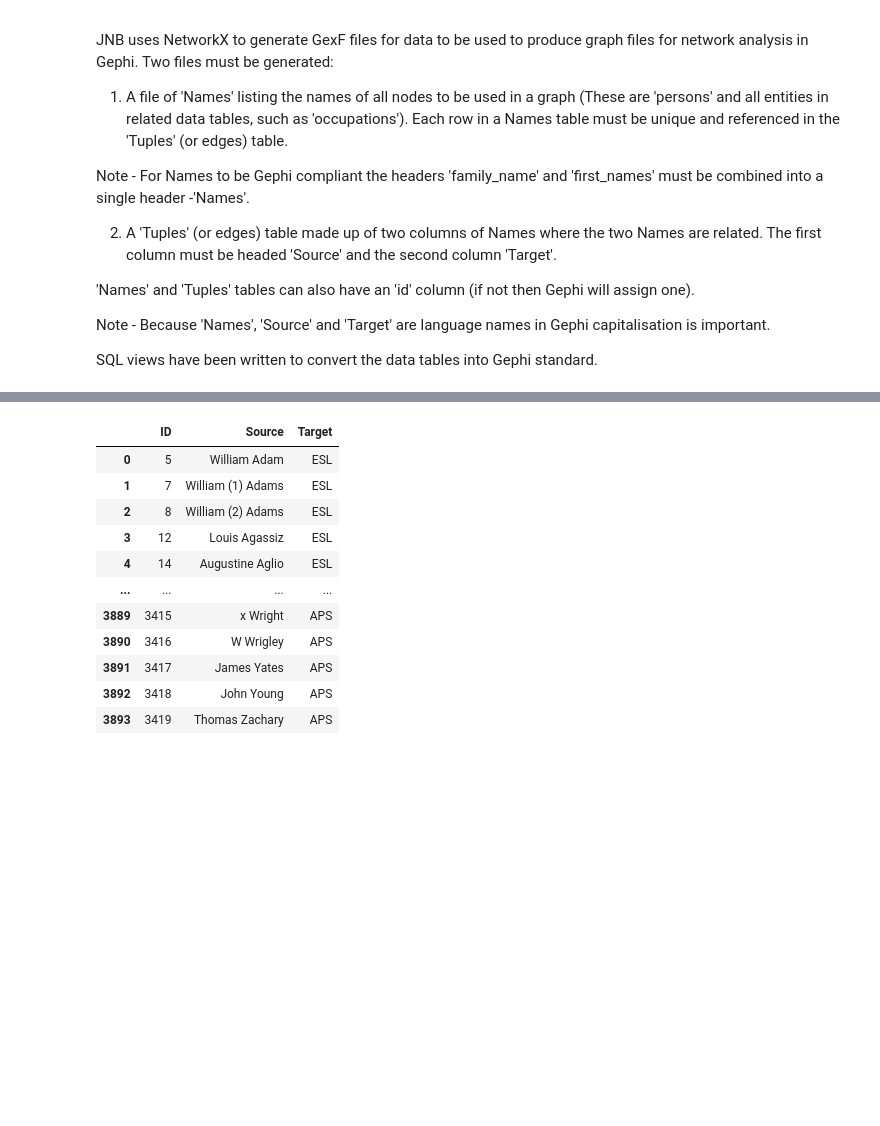
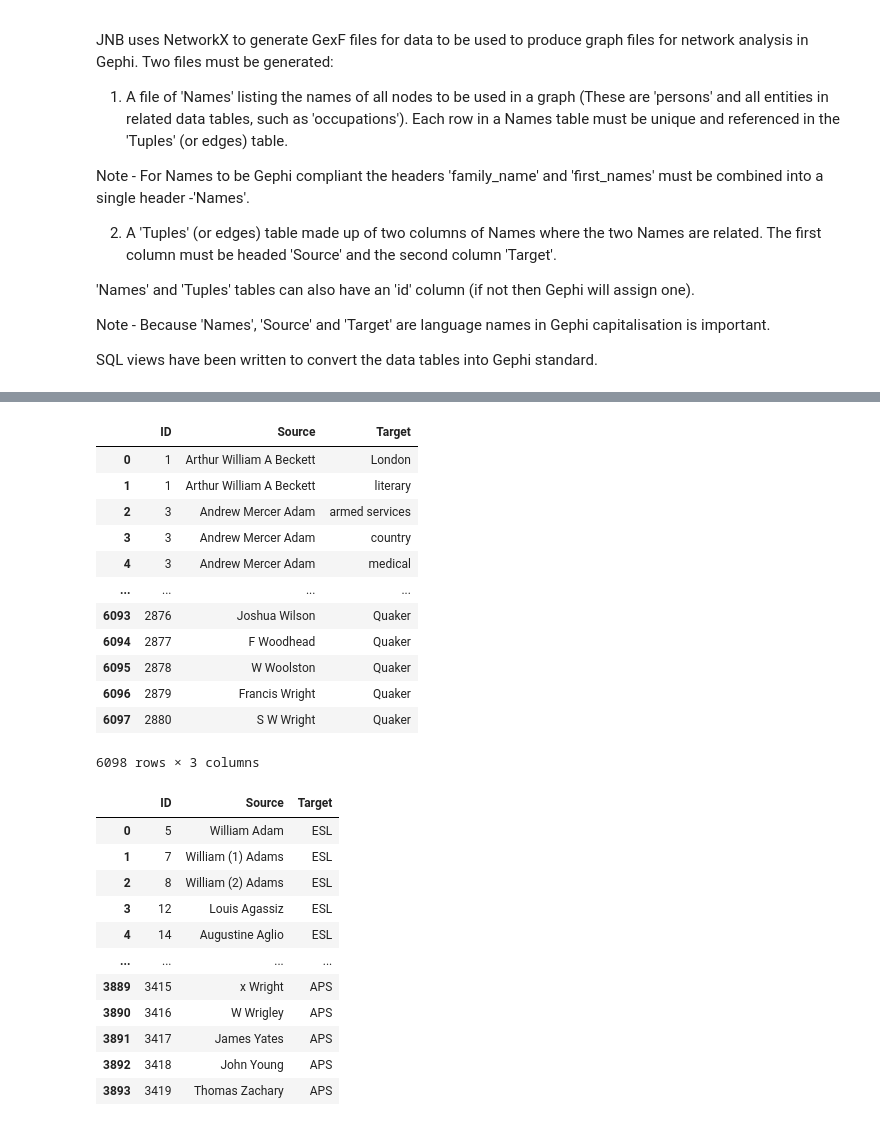
Before and after one commit to KelvinBeerJones/jnb_hddt_sql_tables, a Jupyter notebook: 1_introduction_sql_tables.ipynb, the cells around one changed output, grey strips where cells are left out. Saved outputs shown, nothing was run; the diff lists cells and outputs as text; code cells hidden in the pictures; blank space fills up the shorter version.

Commit message:
added in quaker tables

```diff
--- a/1_introduction_sql_tables.ipynb
+++ b/1_introduction_sql_tables.ipynb
@@ -47,7 +82,8 @@ society = pd.read_csv('society_202107151834.csv')
 
 # call all Names
 
-gephi_names = pd.read_csv ('vw_2_all_bipartite_memberships_202107121854.csv')
+gephi_all_names = pd.read_csv ('vw_2_all_bipartite_memberships_202107121854.csv')
+gephi_names_notceda = pd.read_csv ('vw_2_all_bipartite_memberships_xceda_202107121855.csv')
 
 # Then call all Tuples (Source and Target)
 
@@ -429,3 +465,19 @@ gephi_names
+# %%
+gephi_names_notceda
+# %% [output]
+|  | ID | Source | Target |
+| 0 | 1 | Arthur William A Beckett | London |
+| 1 | 1 | Arthur William A Beckett | literary |
+| 2 | 3 | Andrew Mercer Adam | armed services |
+| 3 | 3 | Andrew Mercer Adam | country |
+| 4 | 3 | Andrew Mercer Adam | medical |
+| ... | ... | ... | ... |
+| 6093 | 2876 | Joshua Wilson | Quaker |
+| 6094 | 2877 | F Woodhead | Quaker |
+| 6095 | 2878 | W Woolston | Quaker |
+| 6096 | 2879 | Francis Wright | Quaker |
+| 6097 | 2880 | S W Wright | Quaker |
+6098 rows × 3 columns
 # %%
 gephi_person_ceda
 # %% [output]
```
Also changed, not shown: parts of 3 cells of this notebook.
